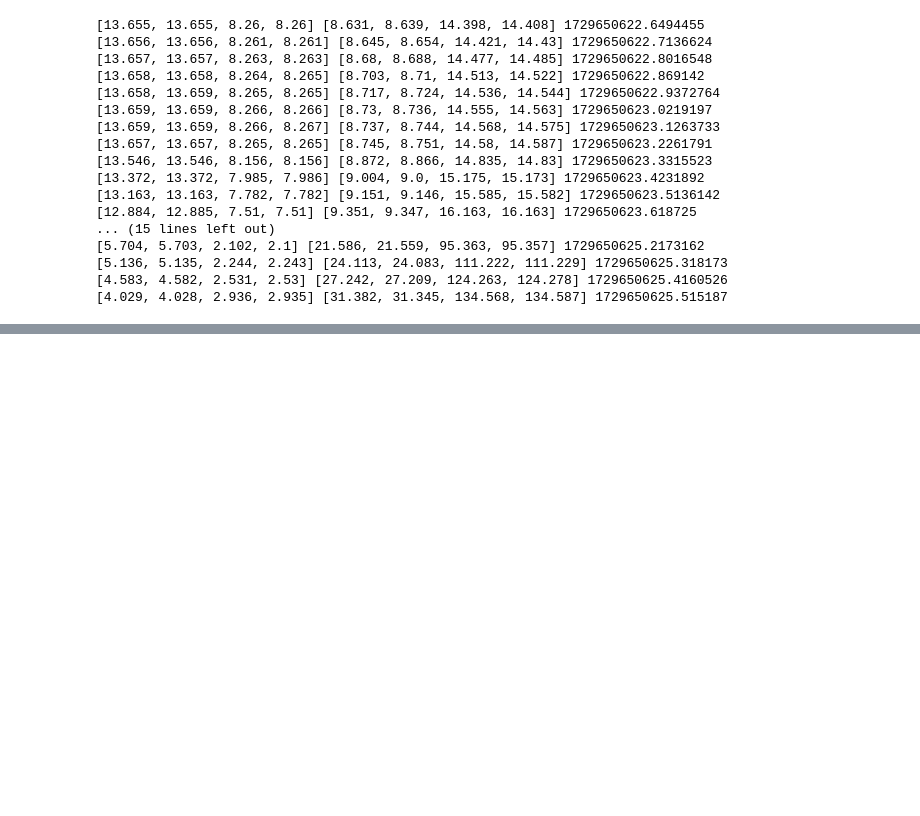
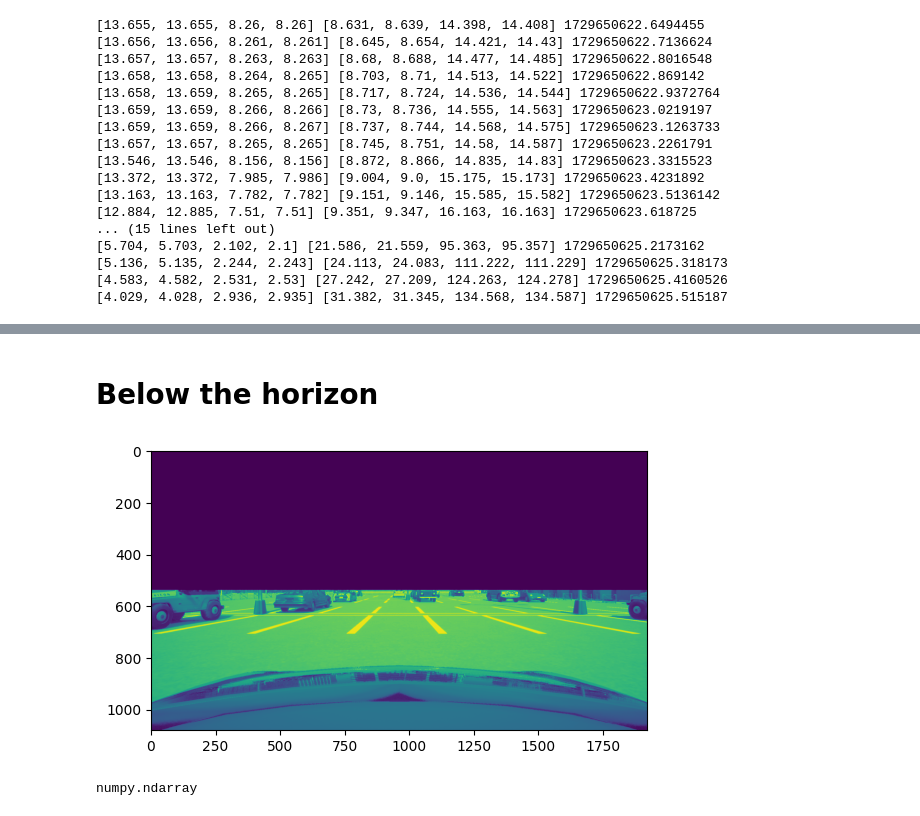
Before and after one commit to rubenmartinezgonzalez94/UADY-carla-tests, a Jupyter notebook: simulations/Lane_detection/Lane_detection.ipynb, the cells around one changed output, grey strips where cells are left out. Saved outputs shown, nothing was run; the diff lists cells and outputs as text; code cells hidden in the pictures; blank space fills up the shorter version.

```diff
--- a/simulations/Lane_detection/Lane_detection.ipynb
+++ b/simulations/Lane_detection/Lane_detection.ipynb
@@ -63,0 +72,14 @@ for image in images_info:
+# %% [markdown]
+# Below the horizon
+# %%
+height, width = image.shape
+half_width = height//2
+bottom_half=image.copy()
+bottom_half[0:half_width,:] = 0
+#bottom_half = image.crop((0, height // 2, width, height))
+plt.imshow(bottom_half)
+plt.show()
+type (image)
+# %% [output]
+[figure, added]
+numpy.ndarray
```
Also changed, not shown: parts of 24 cells of this notebook.
